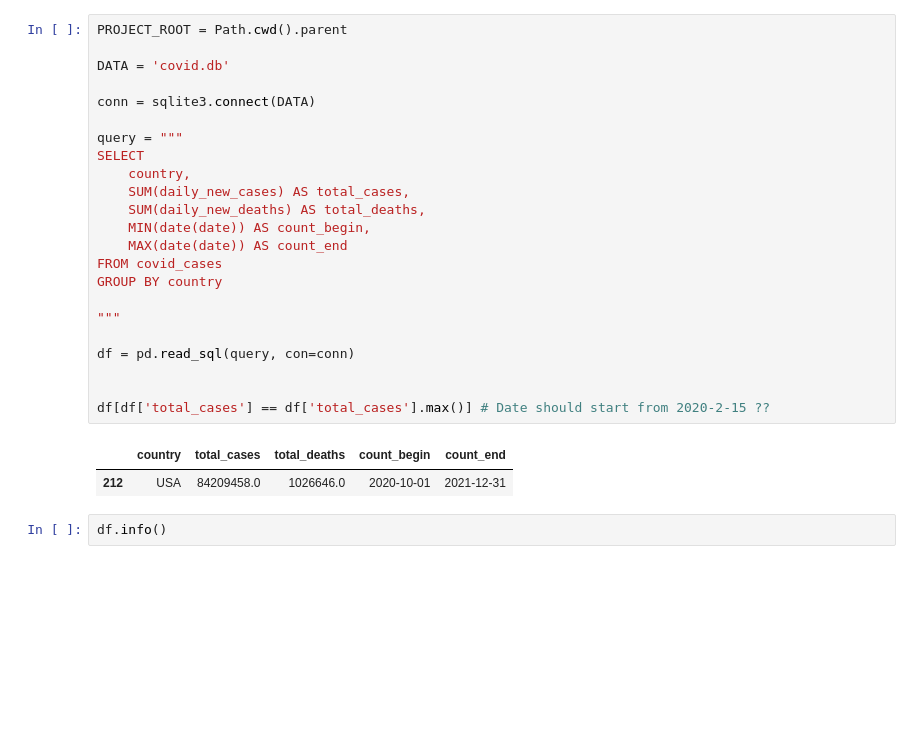
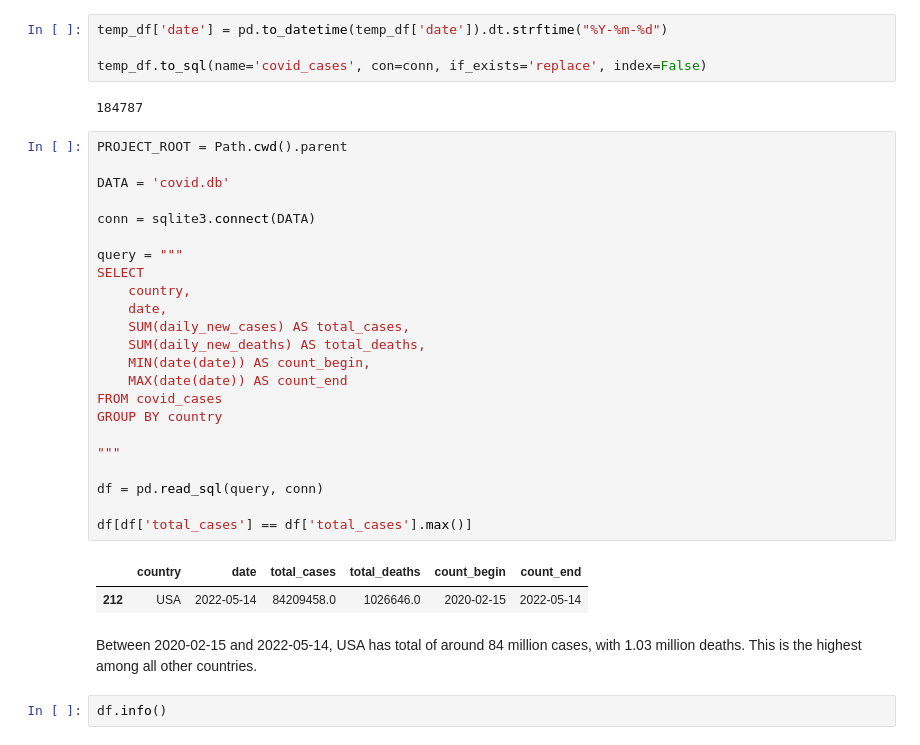
Before and after one commit to mr0ndre/COVID-19-Visualization-, a Jupyter notebook: notebooks/EDA.ipynb, the cells around one changed output. Cells and saved outputs as stored; diff of their text form; blank space fills up the shorter version.

Commit message:
Changed date format

```diff
--- a/notebooks/EDA.ipynb
+++ b/notebooks/EDA.ipynb
@@ -7,29 +28,37 @@ from pathlib import Path
+# %%
+temp_df['date'] = pd.to_datetime(temp_df['date']).dt.strftime("%Y-%m-%d")
+
+temp_df.to_sql(name='covid_cases', con=conn, if_exists='replace', index=False)
+# %% [output]
+184787
 # %%
 PROJECT_ROOT = Path.cwd().parent
 
 DATA = 'covid.db'
 
 conn = sqlite3.connect(DATA)
 
 query = """
 SELECT
     country,
+    date,
     SUM(daily_new_cases) AS total_cases,
     SUM(daily_new_deaths) AS total_deaths,
     MIN(date(date)) AS count_begin,
     MAX(date(date)) AS count_end
 FROM covid_cases
 GROUP BY country
 
 """
 
-df = pd.read_sql(query, con=conn)
+df = pd.read_sql(query, conn)
 
-
-df[df['total_cases'] == df['total_cases'].max()] # Date should start from 2020-2-15 ??
+df[df['total_cases'] == df['total_cases'].max()]
 # %% [output]
-|  | country | total_cases | total_deaths | count_begin | count_end |
-| 212 | USA | 84209458.0 | 1026646.0 | 2020-10-01 | 2021-12-31 |
+|  | country | date | total_cases | total_deaths | count_begin | count_end |
+| 212 | USA | 2022-05-14 | 84209458.0 | 1026646.0 | 2020-02-15 | 2022-05-14 |
+# %% [markdown]
+Between 2020-02-15 and 2022-05-14, USA has total of around 84 million cases, with 1.03 million deaths. This is the highest among all other countries.
 # %%
 df.info()
 # %% [output]
```
Also changed, not shown: parts of 5 cells of this notebook.
